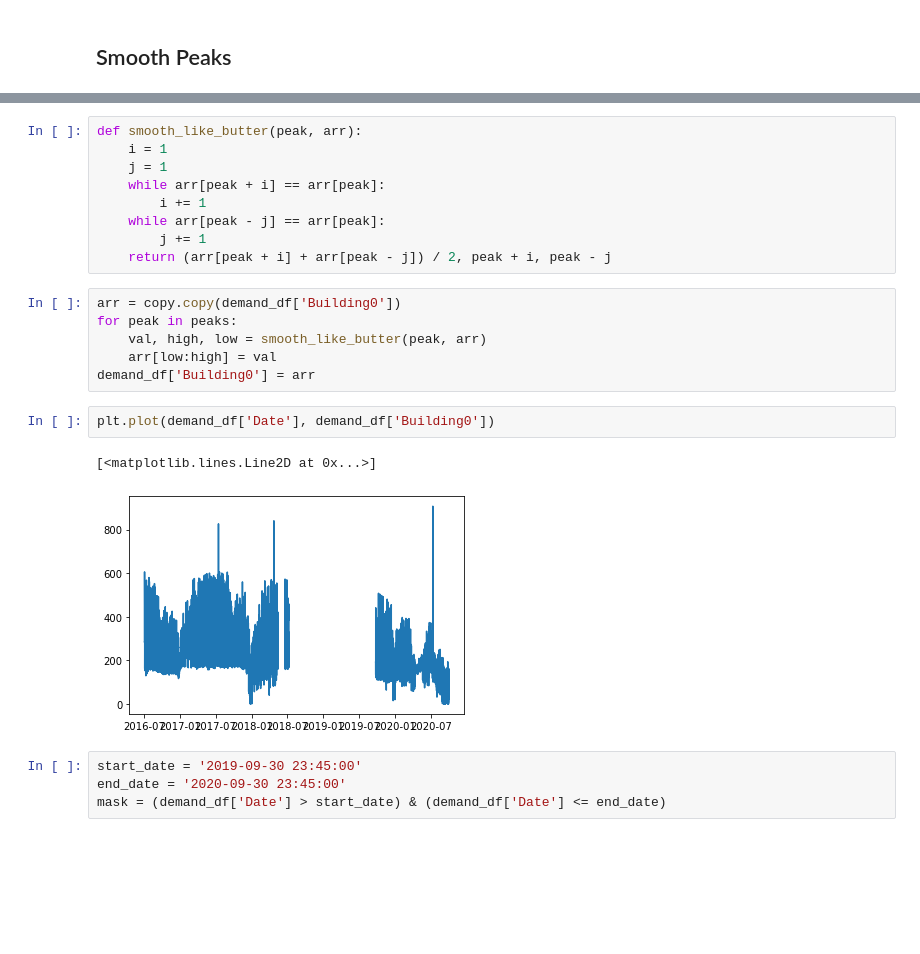
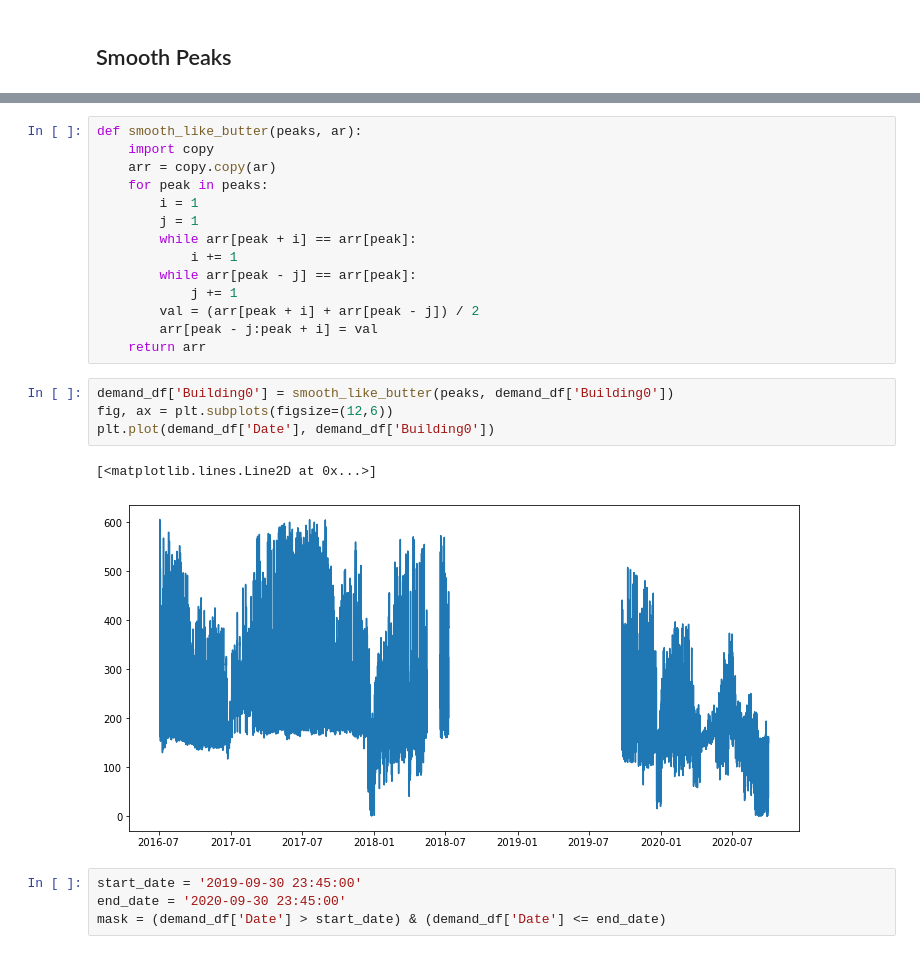
Before and after one commit to ethanp33/ADS2002-Solar-Farm, a Jupyter notebook: Hai/solar_farm.ipynb, the cells around one changed output, grey strips where cells are left out. Cells and saved outputs as stored; diff of their text form; blank space fills up the shorter version.

```diff
--- a/Hai/solar_farm.ipynb
+++ b/Hai/solar_farm.ipynb
@@ -55,23 +54,24 @@ plt.plot(peaks, demand_df['Building0'][peaks], "x")
 # %%
-def smooth_like_butter(peak, arr):
-    i = 1
-    j = 1
-    while arr[peak + i] == arr[peak]:
-        i += 1
-    while arr[peak - j] == arr[peak]:
-        j += 1
-    return (arr[peak + i] + arr[peak - j]) / 2, peak + i, peak - j
+def smooth_like_butter(peaks, ar):
+    import copy
+    arr = copy.copy(ar)
+    for peak in peaks:
+        i = 1
+        j = 1
+        while arr[peak + i] == arr[peak]:
+            i += 1
+        while arr[peak - j] == arr[peak]:
+            j += 1
+        val = (arr[peak + i] + arr[peak - j]) / 2
+        arr[peak - j:peak + i] = val
+    return arr
-# %%
-arr = copy.copy(demand_df['Building0'])
-for peak in peaks:
-    val, high, low = smooth_like_butter(peak, arr)
-    arr[low:high] = val
-demand_df['Building0'] = arr
-# %%
-plt.plot(demand_df['Date'], demand_df['Building0'])
-# %% [output]
-[<matplotlib.lines.Line2D at 0x...>]
-[figure, removed]
+# %%
+demand_df['Building0'] = smooth_like_butter(peaks, demand_df['Building0'])
+fig, ax = plt.subplots(figsize=(12,6))
+plt.plot(demand_df['Date'], demand_df['Building0'])
+# %% [output]
+[<matplotlib.lines.Line2D at 0x...>]
+[figure, added]
 # %%
 start_date = '2019-09-30 23:45:00'
 end_date = '2020-09-30 23:45:00'
```
Also changed, not shown: parts of 2 cells of this notebook.
